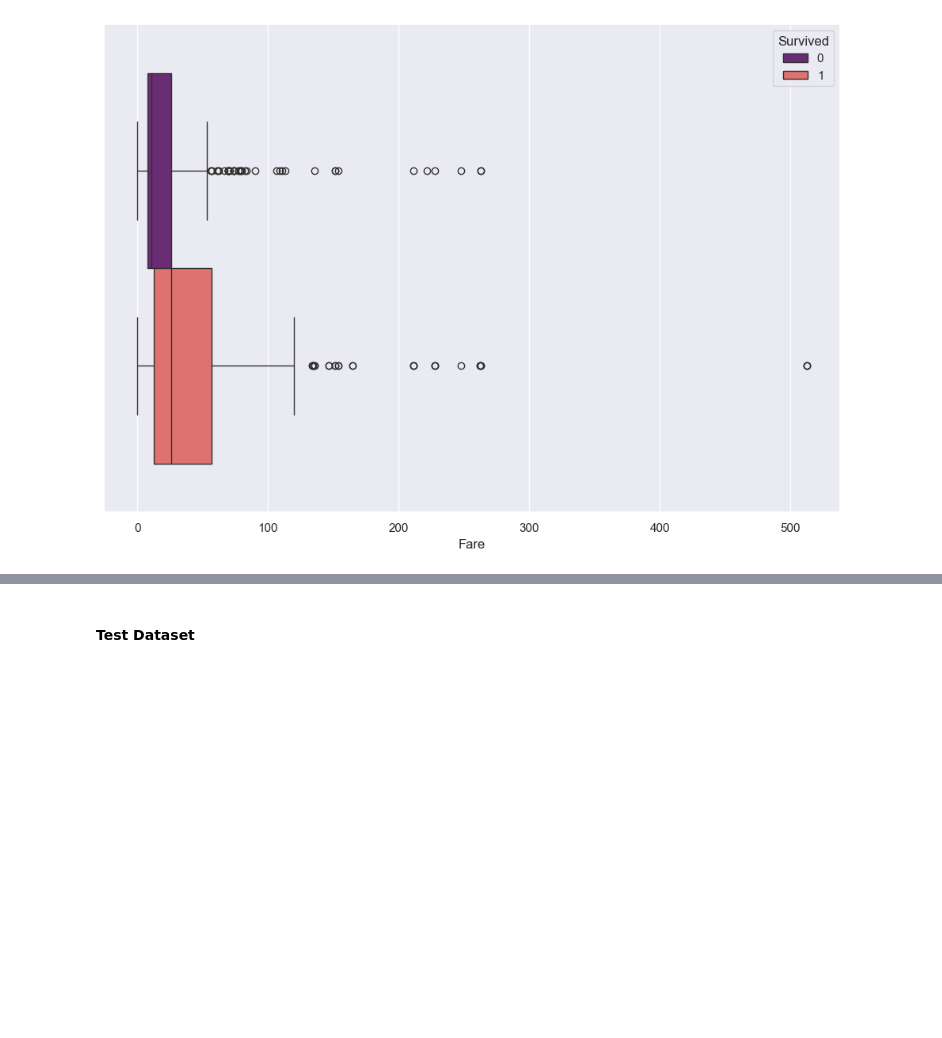
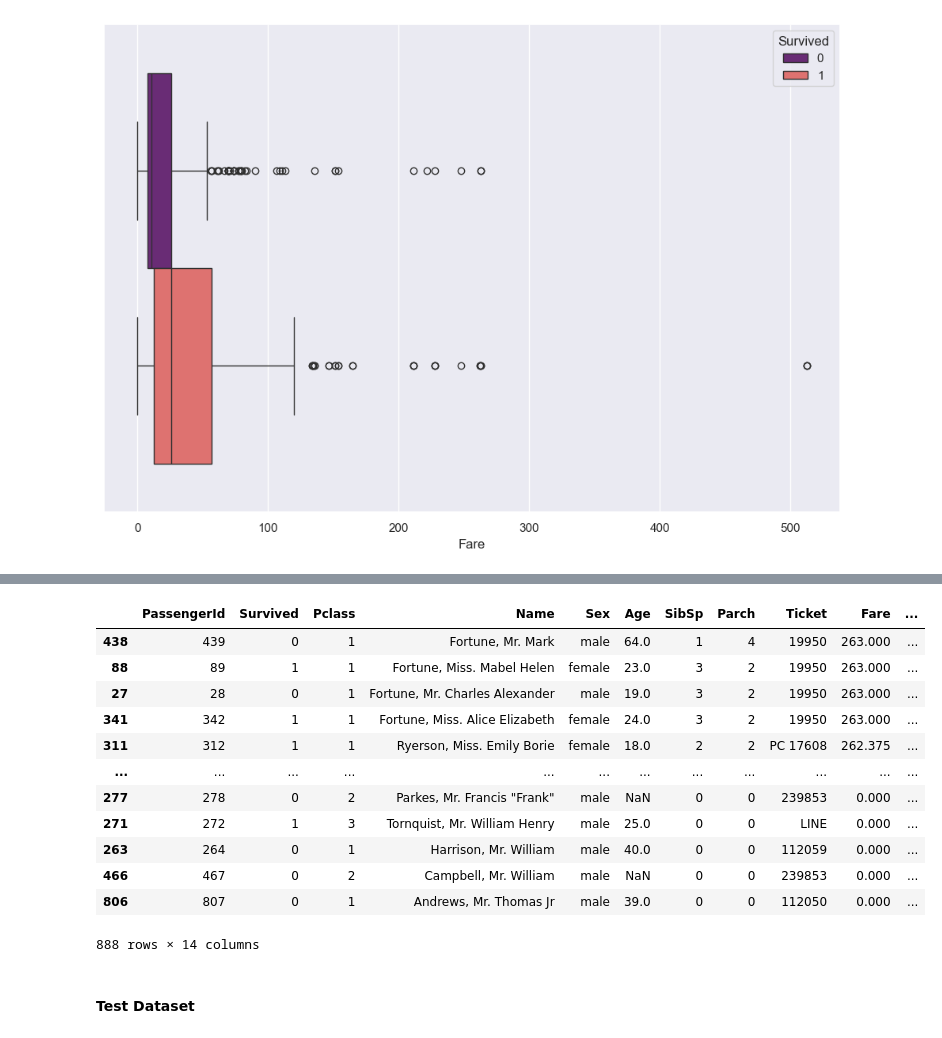
Before and after one commit to brianbirir/ml-experiments, a Jupyter notebook: kaggle_competitions/titanic/prediction.ipynb, the cells around one changed output, grey strips where cells are left out. Drawn from its saved outputs; the diff is of its cells as text; code cells hidden in the pictures; blank space fills up the shorter version.

Commit message:
chore(titanic): identification & removal of outliers from training data

```diff
--- a/kaggle_competitions/titanic/prediction.ipynb
+++ b/kaggle_competitions/titanic/prediction.ipynb
@@ -289,3 +284,33 @@ outliers
+# %%
+from scipy import stats
+
+# Calculate Z-scores
+train_df['z_score'] = stats.zscore(train_df['Fare'])
+
+# Identify outliers
+outliers = train_df[abs(train_df['z_score']) > 5]
+
+# remove outliers
+train_df = train_df[abs(train_df['z_score']) <= 5].copy()
+
+# drop the z_score column
+# train_df.drop(columns=['z_score'], inplace=True)
+
+train_df
+# %% [output]
+|  | PassengerId | Survived | Pclass | Name | Sex | Age | SibSp | Parch | Ticket | Fare | ... |
+| 438 | 439 | 0 | 1 | Fortune, Mr. Mark | male | 64.0 | 1 | 4 | 19950 | 263.000 | ... |
+| 88 | 89 | 1 | 1 | Fortune, Miss. Mabel Helen | female | 23.0 | 3 | 2 | 19950 | 263.000 | ... |
+| 27 | 28 | 0 | 1 | Fortune, Mr. Charles Alexander | male | 19.0 | 3 | 2 | 19950 | 263.000 | ... |
+| 341 | 342 | 1 | 1 | Fortune, Miss. Alice Elizabeth | female | 24.0 | 3 | 2 | 19950 | 263.000 | ... |
+| 311 | 312 | 1 | 1 | Ryerson, Miss. Emily Borie | female | 18.0 | 2 | 2 | PC 17608 | 262.375 | ... |
+| ... | ... | ... | ... | ... | ... | ... | ... | ... | ... | ... | ... |
+| 277 | 278 | 0 | 2 | Parkes, Mr. Francis "Frank" | male | NaN | 0 | 0 | 239853 | 0.000 | ... |
+| 271 | 272 | 1 | 3 | Tornquist, Mr. William Henry | male | 25.0 | 0 | 0 | LINE | 0.000 | ... |
+| 263 | 264 | 0 | 1 | Harrison, Mr. William | male | 40.0 | 0 | 0 | 112059 | 0.000 | ... |
+| 466 | 467 | 0 | 2 | Campbell, Mr. William | male | NaN | 0 | 0 | 239853 | 0.000 | ... |
+| 806 | 807 | 0 | 1 | Andrews, Mr. Thomas Jr | male | 39.0 | 0 | 0 | 112050 | 0.000 | ... |
+888 rows × 14 columns
 # %% [markdown]
 #### Test Dataset
 # %%
```
Also changed, not shown: parts of 11 cells of this notebook.
